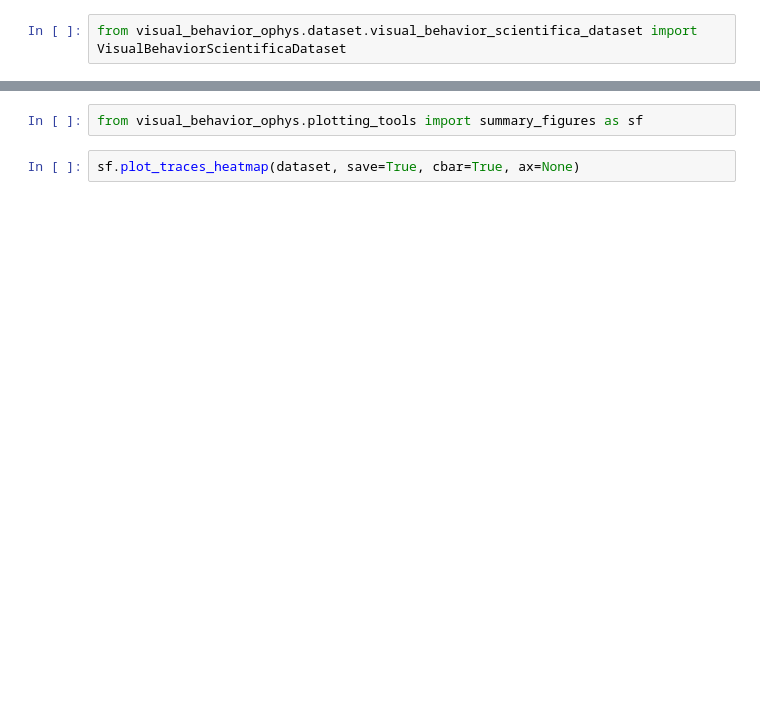
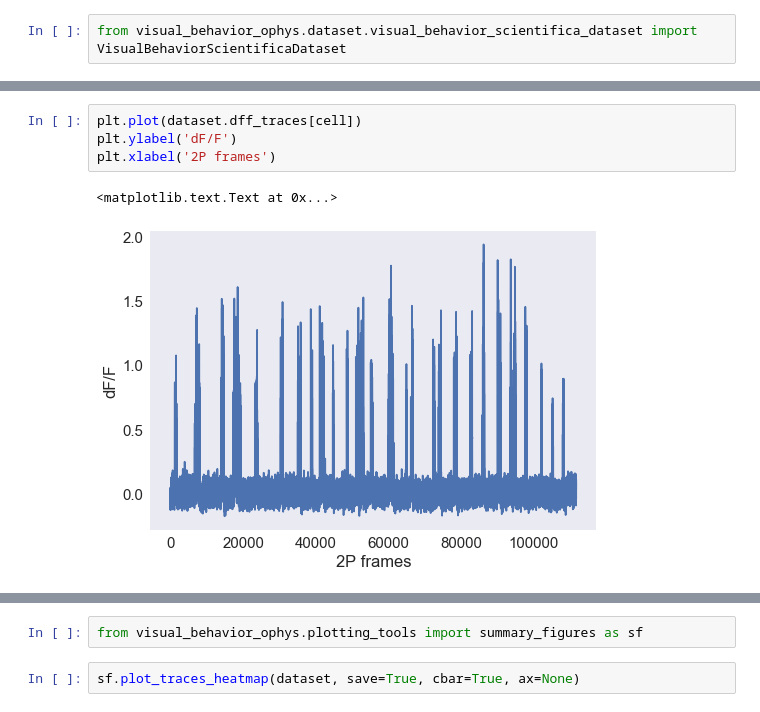
Before and after one commit to matchings/visual_behavior_ophys, a Jupyter notebook: visual_behavior_ophys/examples/visual_behavior_scientitifica_dataset_example.ipynb, the cells around one changed output, grey strips where cells are left out. Cells and saved outputs as stored; diff of their text form; blank space fills up the shorter version.

```diff
--- a/visual_behavior_ophys/examples/visual_behavior_scientitifica_dataset_example.ipynb
+++ b/visual_behavior_ophys/examples/visual_behavior_scientitifica_dataset_example.ipynb
@@ -32,0 +51,7 @@ number of segmented cells: 166
+# %%
+plt.plot(dataset.dff_traces[cell])
+plt.ylabel('dF/F')
+plt.xlabel('2P frames')
+# %% [output]
+<matplotlib.text.Text at 0x...>
+[figure, added]
```
Also changed, not shown: parts of 35 cells of this notebook, 3 other files.
